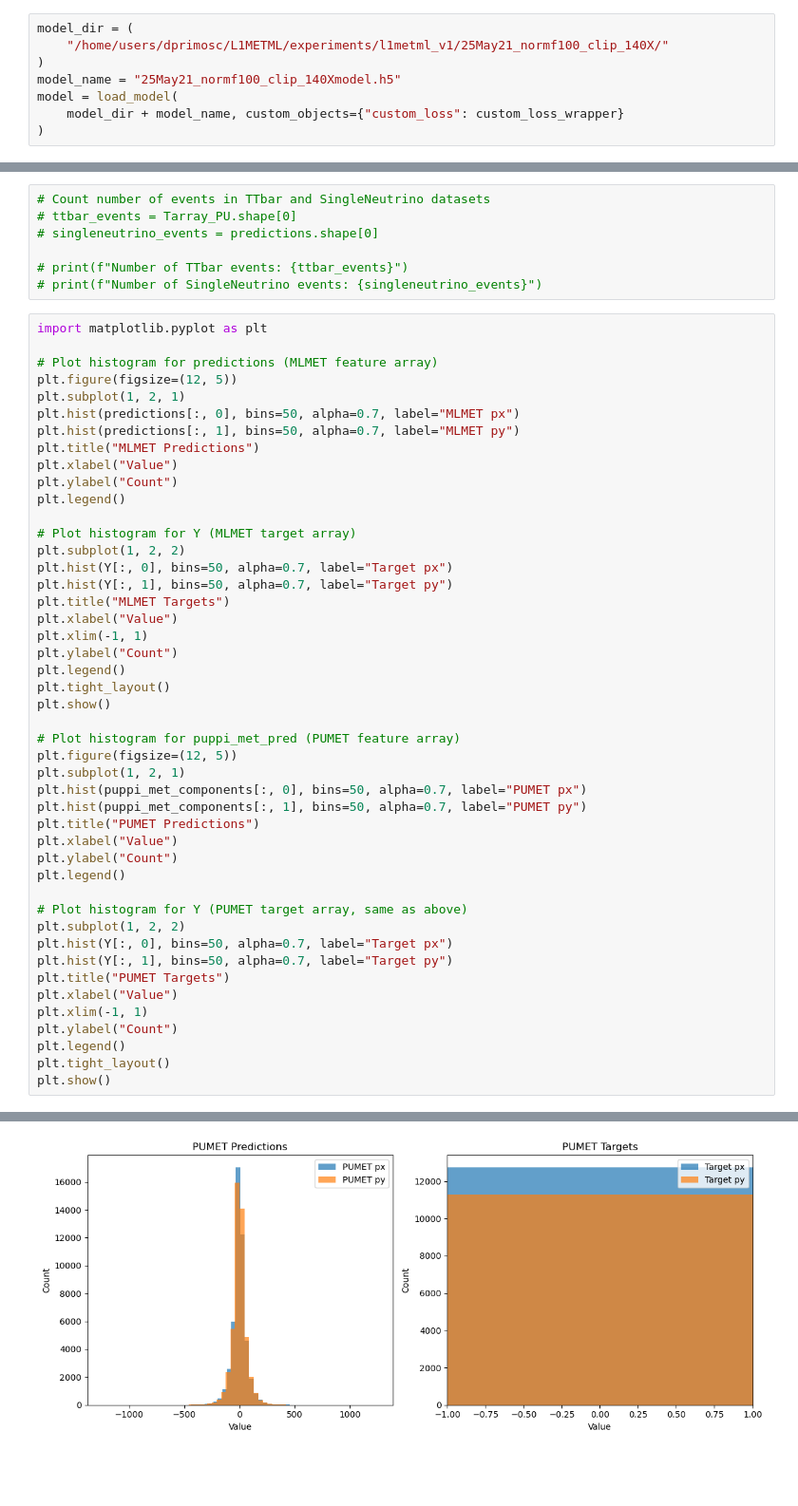
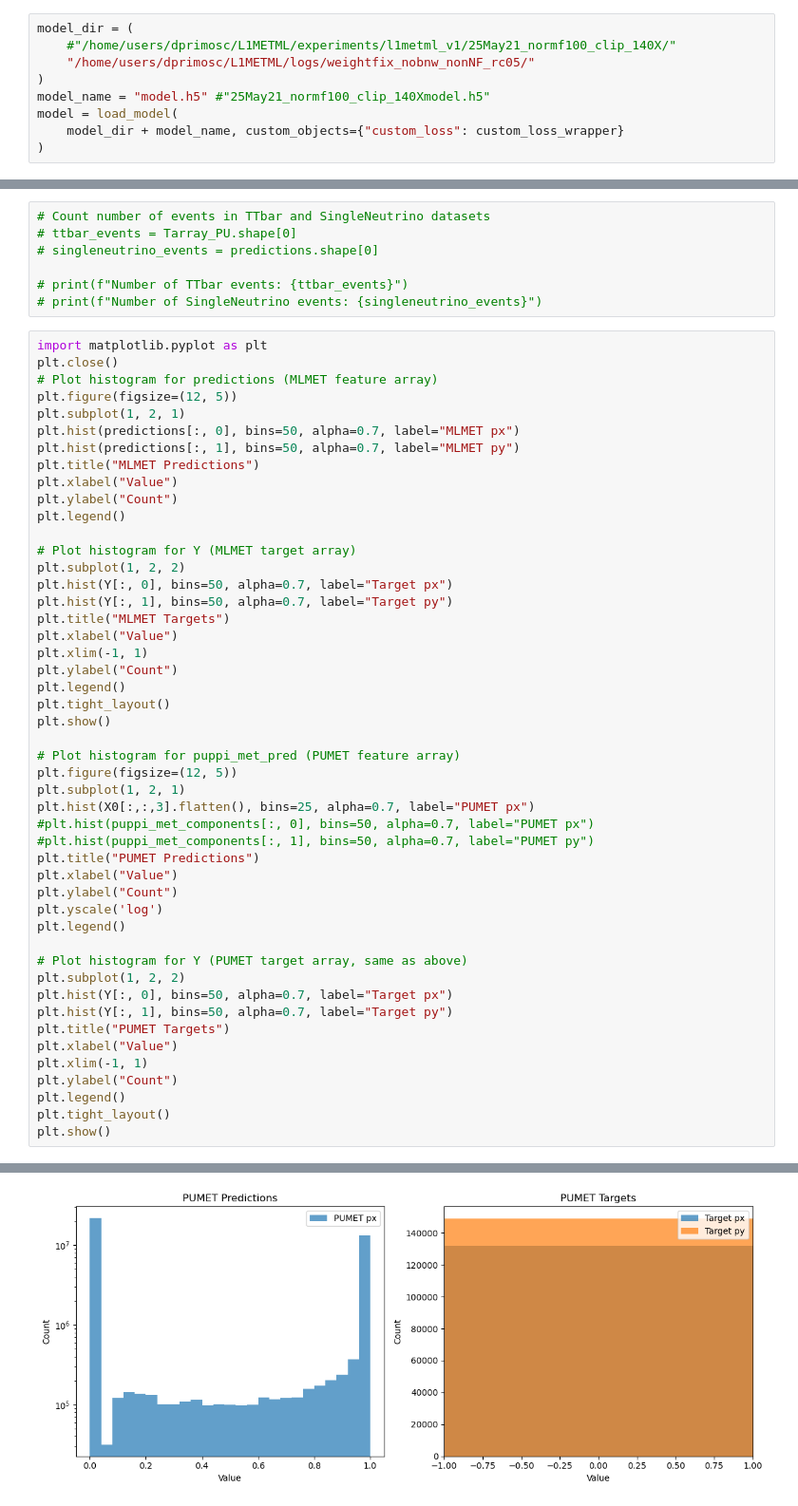
Before and after one commit to ucsd-hep-ex/L1METML, a Jupyter notebook: notebooks/inference.ipynb, the cells around one changed output, grey strips where cells are left out. Shown: that part at 95% size. Drawn from its saved outputs; the diff is of its cells as text; blank space fills up the shorter version.

```diff
--- a/notebooks/inference.ipynb
+++ b/notebooks/inference.ipynb
@@ -13,8 +12,9 @@ To enable the following instructions: SSE4.1 SSE4.2 AVX AVX2 FMA, in other opera
 # %%
 model_dir = (
-    "/home/users/dprimosc/L1METML/experiments/l1metml_v1/25May21_normf100_clip_140X/"
+    #"/home/users/dprimosc/L1METML/experiments/l1metml_v1/25May21_normf100_clip_140X/"
+    "/home/users/dprimosc/L1METML/logs/weightfix_nobnw_nonNF_rc05/"
 )
-model_name = "25May21_normf100_clip_140Xmodel.h5"
+model_name = "model.h5" #"25May21_normf100_clip_140Xmodel.h5"
 model = load_model(
     model_dir + model_name, custom_objects={"custom_loss": custom_loss_wrapper}
 )
@@ -157,7 +176,7 @@ np.save(
 # print(f"Number of SingleNeutrino events: {singleneutrino_events}")
 # %%
 import matplotlib.pyplot as plt
-
+plt.close()
 # Plot histogram for predictions (MLMET feature array)
 plt.figure(figsize=(12, 5))
 plt.subplot(1, 2, 1)
@@ -183,11 +202,13 @@ plt.show()
 # Plot histogram for puppi_met_pred (PUMET feature array)
 plt.figure(figsize=(12, 5))
 plt.subplot(1, 2, 1)
-plt.hist(puppi_met_components[:, 0], bins=50, alpha=0.7, label="PUMET px")
-plt.hist(puppi_met_components[:, 1], bins=50, alpha=0.7, label="PUMET py")
+plt.hist(X0[:,:,3].flatten(), bins=25, alpha=0.7, label="PUMET px")
+#plt.hist(puppi_met_components[:, 0], bins=50, alpha=0.7, label="PUMET px")
+#plt.hist(puppi_met_components[:, 1], bins=50, alpha=0.7, label="PUMET py")
 plt.title("PUMET Predictions")
 plt.xlabel("Value")
 plt.ylabel("Count")
+plt.yscale('log')
 plt.legend()
 
 # Plot histogram for Y (PUMET target array, same as above)
@@ -206 +227 @@ plt.show()
-[figure, old version]
+[figure, new version]
```
Also changed, not shown: parts of 11 cells of this notebook, 6 other files.
